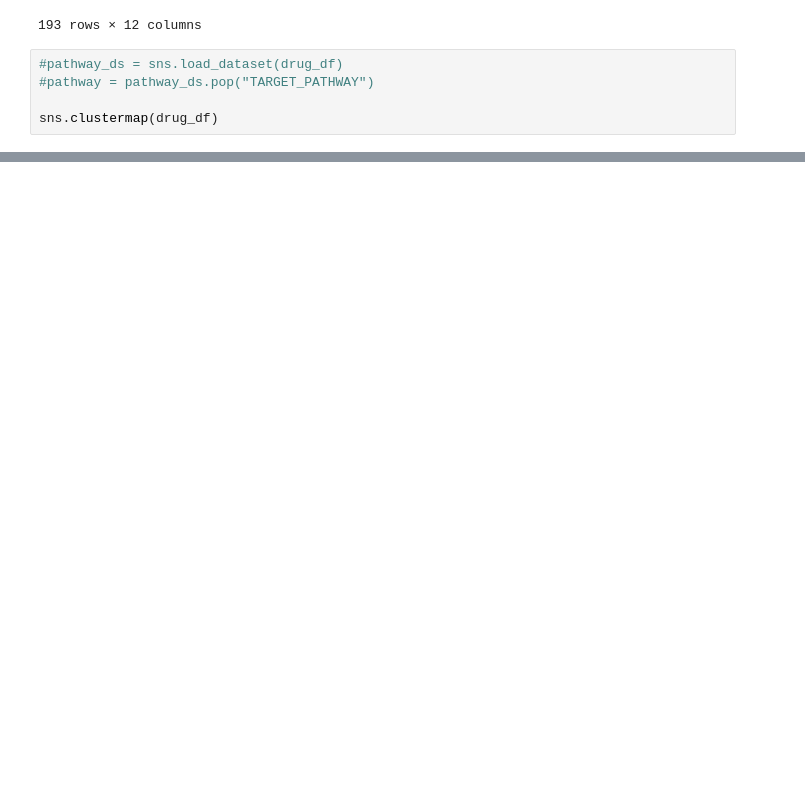
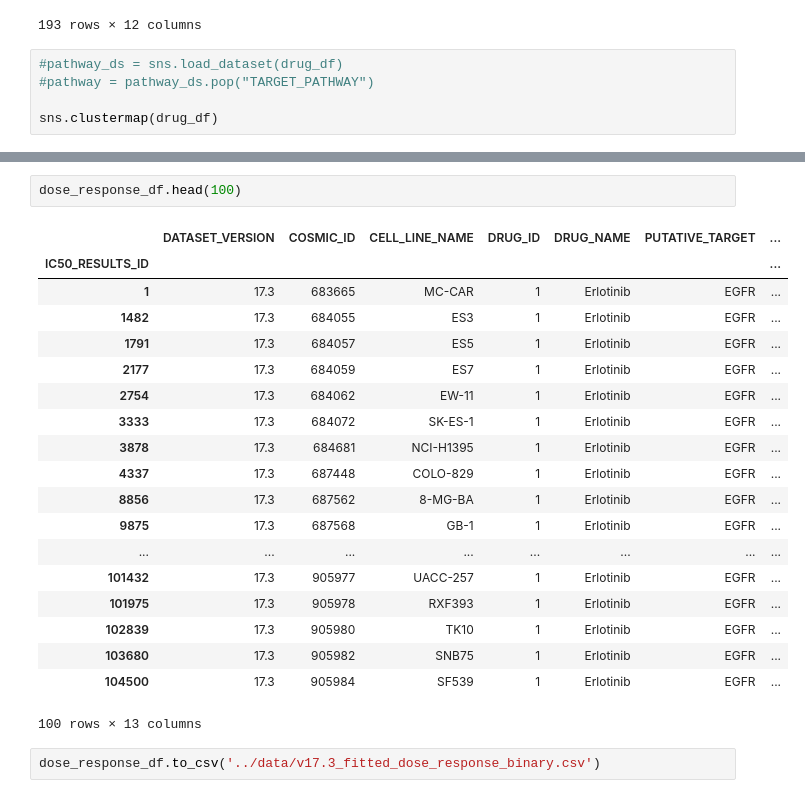
Before and after one commit to esko22/ucb-w210-cap-drug-response, a Jupyter notebook: DrugProfiles/drug_response_eda.ipynb, the cells around one changed output, grey strips where cells are left out. Drawn from its saved outputs; the diff is of its cells as text; blank space fills up the shorter version.

Commit message:
work done to incorporate binary values

```diff
--- a/DrugProfiles/drug_response_eda.ipynb
+++ b/DrugProfiles/drug_response_eda.ipynb
@@ -156,0 +185,24 @@ sns.clustermap(drug_df)
+# %%
+dose_response_df.head(100)
+# %% [output]
+|  | DATASET_VERSION | COSMIC_ID | CELL_LINE_NAME | DRUG_ID | DRUG_NAME | PUTATIVE_TARGET | ... |
+| IC50_RESULTS_ID |  |  |  |  |  |  | ... |
+| 1 | 17.3 | 683665 | MC-CAR | 1 | Erlotinib | EGFR | ... |
+| 1482 | 17.3 | 684055 | ES3 | 1 | Erlotinib | EGFR | ... |
+| 1791 | 17.3 | 684057 | ES5 | 1 | Erlotinib | EGFR | ... |
+| 2177 | 17.3 | 684059 | ES7 | 1 | Erlotinib | EGFR | ... |
+| 2754 | 17.3 | 684062 | EW-11 | 1 | Erlotinib | EGFR | ... |
+| 3333 | 17.3 | 684072 | SK-ES-1 | 1 | Erlotinib | EGFR | ... |
+| 3878 | 17.3 | 684681 | NCI-H1395 | 1 | Erlotinib | EGFR | ... |
+| 4337 | 17.3 | 687448 | COLO-829 | 1 | Erlotinib | EGFR | ... |
+| 8856 | 17.3 | 687562 | 8-MG-BA | 1 | Erlotinib | EGFR | ... |
+| 9875 | 17.3 | 687568 | GB-1 | 1 | Erlotinib | EGFR | ... |
+| ... | ... | ... | ... | ... | ... | ... | ... |
+| 101432 | 17.3 | 905977 | UACC-257 | 1 | Erlotinib | EGFR | ... |
+| 101975 | 17.3 | 905978 | RXF393 | 1 | Erlotinib | EGFR | ... |
+| 102839 | 17.3 | 905980 | TK10 | 1 | Erlotinib | EGFR | ... |
+| 103680 | 17.3 | 905982 | SNB75 | 1 | Erlotinib | EGFR | ... |
+| 104500 | 17.3 | 905984 | SF539 | 1 | Erlotinib | EGFR | ... |
+100 rows × 13 columns
+# %%
+dose_response_df.to_csv('../data/v17.3_fitted_dose_response_binary.csv')
```
Also changed, not shown: parts of 2 cells of this notebook, 3 other files.
